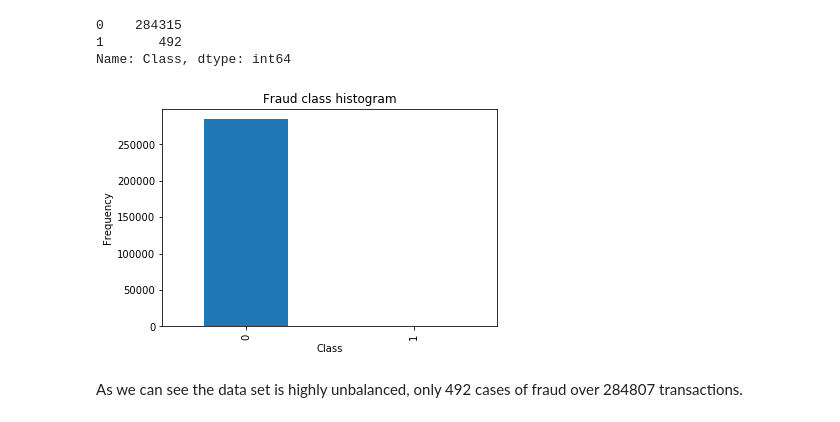
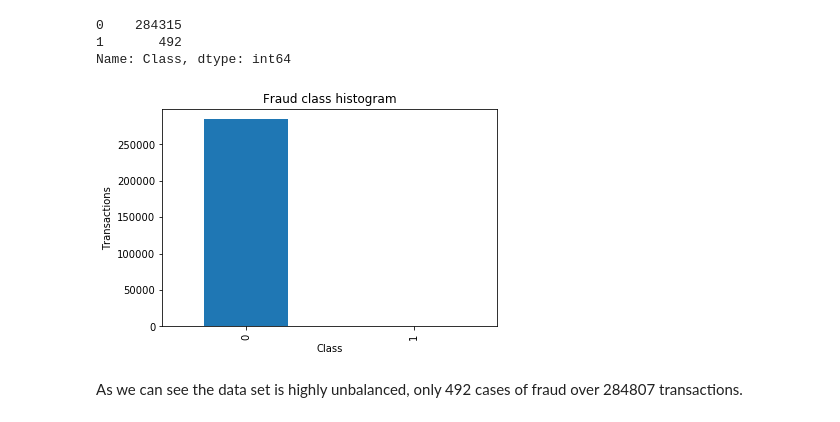
Before and after one commit to GiuseppeCavallaro/2016.M3.TQF-ML.Credit.Card.Fraud, a Jupyter notebook: Credit card fraudolent transactions detection.ipynb, the cells around one changed output. Drawn from its saved outputs; the diff is of its cells as text; code cells hidden in the pictures.

```diff
--- a/Credit card fraudolent transactions detection.ipynb
+++ b/Credit card fraudolent transactions detection.ipynb
@@ -47,12 +52,12 @@ Name: Class, dtype: int64
 # %%
 classes.plot(kind = 'bar')
 plt.title('Fraud')
 plt.title("Fraud class histogram")
 plt.xlabel("Class")
-plt.ylabel("Frequency")
+plt.ylabel("Transactions")
 plt.show()
 # %% [output]
-[figure, old version]
+[figure, new version]
 # %% [markdown]
 As we can see the data set is highly unbalanced, only 492 cases of fraud over 284807 transactions.
 # %% [markdown]
```
Also changed, not shown: parts of 9 cells of this notebook.
